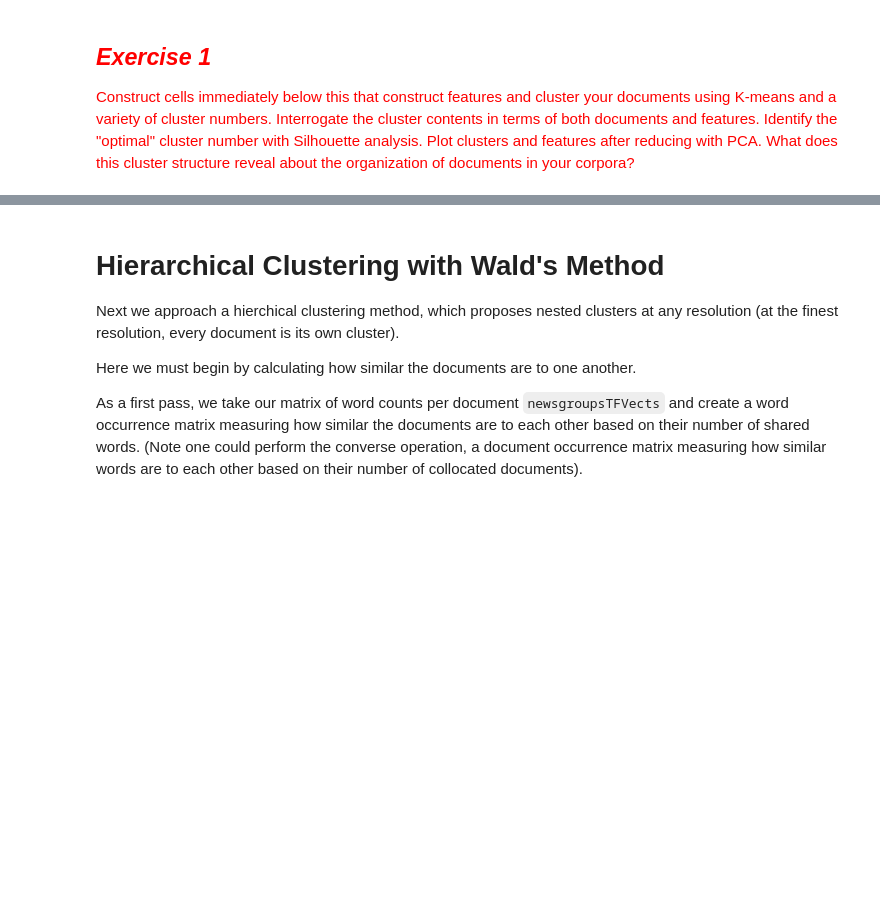
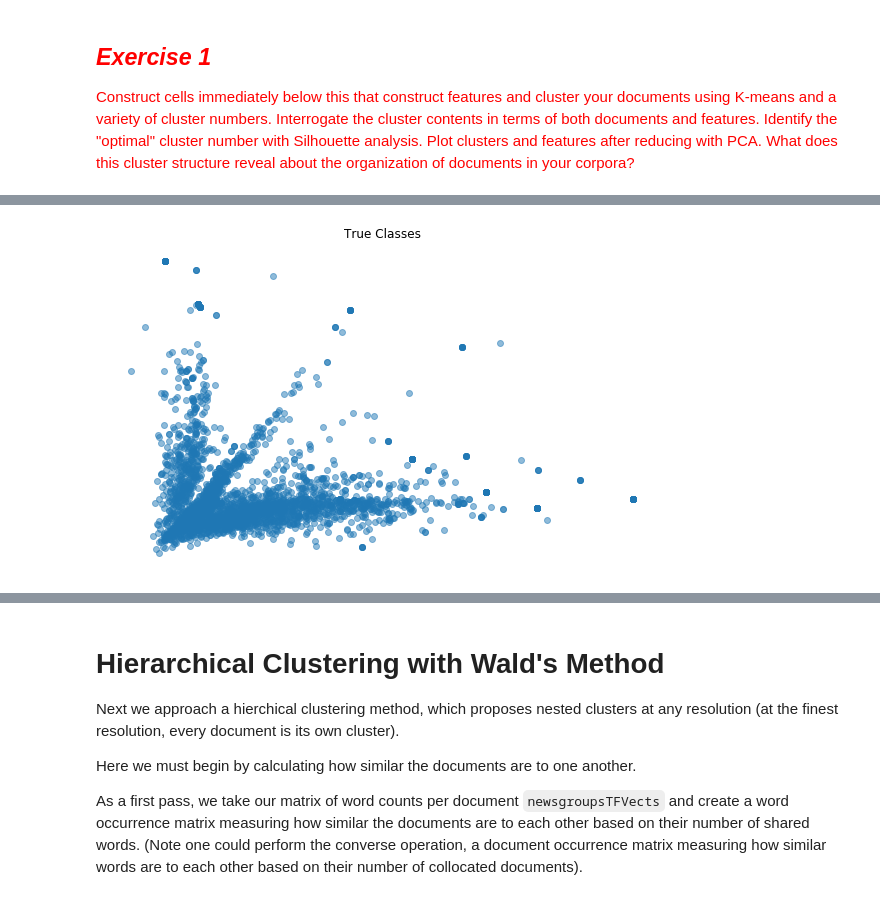
Before and after one commit to liu431/Content-Analysis-2020, a Jupyter notebook: week-5/5-Discovering-Patterns-Clusters-and-Topics_Li_Liu.ipynb, the cells around one changed output, grey strips where cells are left out. Drawn from its saved outputs; the diff is of its cells as text; code cells hidden in the pictures; blank space fills up the shorter version.

```diff
--- a/week-5/5-Discovering-Patterns-Clusters-and-Topics_Li_Liu.ipynb
+++ b/week-5/5-Discovering-Patterns-Clusters-and-Topics_Li_Liu.ipynb
@@ -678,0 +736,7 @@ df.head()
+# %%
+#re-initialize
+ngTFVectorizer = sklearn.feature_extraction.text.TfidfVectorizer(max_df=0.5,
+                                                                 max_features=1000, min_df=3,
+                                                                 stop_words='english', norm='l2')
+#train
+groupsTFVects = ngTFVectorizer.fit_transform(df['reviewText'])
@@ -678,0 +772,4 @@ df.head()
+# %%
+numClusters = 5
+km = sklearn.cluster.KMeans(n_clusters=numClusters, init='k-means++')
+km.fit(groupsTFVects)
@@ -678,0 +780,2 @@ df.head()
+# %%
+df['clusters_5'] = km.labels_
@@ -678,0 +831,4 @@ df.head()
+# %%
+PCA = sklearn.decomposition.PCA
+pca = PCA(n_components = 2).fit(groupsTFVects.toarray())
+reduced_data = pca.transform(groupsTFVects.toarray())
@@ -678,0 +840,12 @@ df.head()
+# %%
+colors_true = [colordict_true[c] for c in df['asin']]
+fig = plt.figure(figsize = (10,6))
+ax = fig.add_subplot(111)
+ax.set_frame_on(False)
+ax.scatter(reduced_data[:, 0], reduced_data[:, 1], alpha = 0.5, label = colors)
+plt.xticks(())
+plt.yticks(())
+plt.title('True Classes')
+plt.show()
+# %% [output]
+[figure, added]
```
Also changed, not shown: parts of 53 cells of this notebook, 4 other files.
